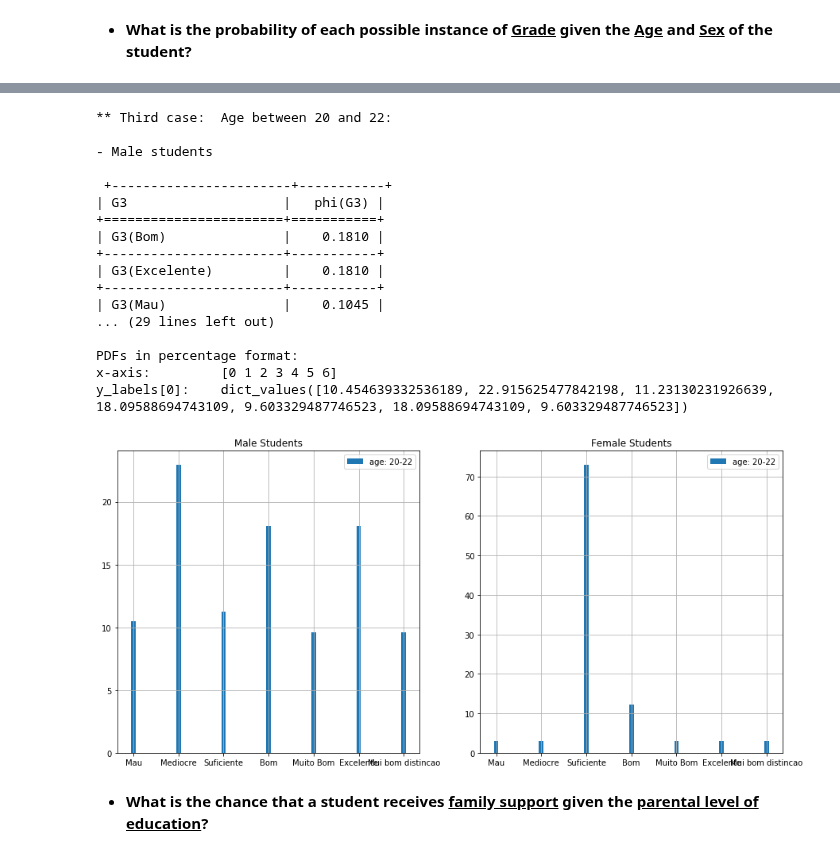
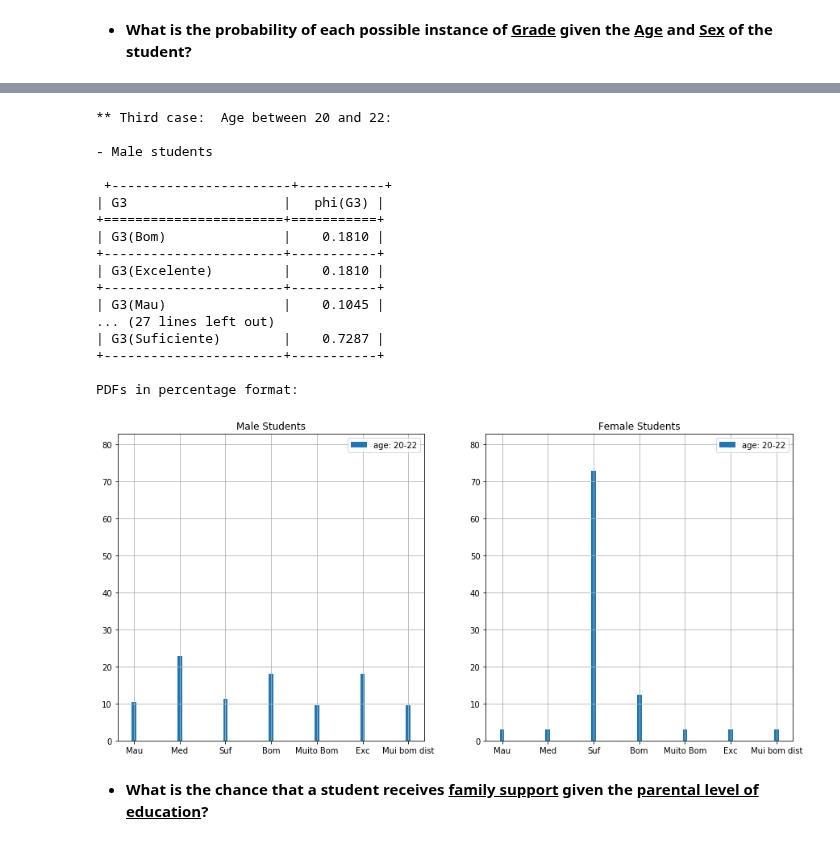
Before and after one commit to Mikalb98/StudentAnalysis-BayesianNetwork, a Jupyter notebook: Bayesian Model.ipynb, the cells around one changed output, grey strips where cells are left out. Drawn from its saved outputs; the diff is of its cells as text; code cells hidden in the pictures.

```diff
--- a/Bayesian Model.ipynb
+++ b/Bayesian Model.ipynb
@@ -2049,20 +2049,22 @@ def plot_pdf(rows, cols, titles, pdf_legends, figsize, x_ticklabels, diz):
     #define axis' labels and values:
     x_axis = np.arange(len(x_ticklabels))
 
-    print(f"x-axis: \t{x_axis}")
     y_labels = []
+    max_height = []
 
     for k in range(len(diz)):
         y_labels.append(diz[k].values())
 
-    print(f"y_labels[0]: \t{y_labels[0]}")
+        max_height.append(max(list(diz[k].values())))
 
+    max_height = max(max_height)+10
     #iteratively create subplots:
     index = 0
 
     if rows == 1:
         for i in range(cols):
             ax[i].bar(x_axis, y_labels[index], tick_label = x_ticklabels, label = pdf_legends[index], width = 0.1)
+            ax[i].set_ylim(top=max_height)
             ax[i].grid()
             ax[i].legend()
             ax[i].set_title(titles[index])
@@ -2073,6 +2075,7 @@ def plot_pdf(rows, cols, titles, pdf_legends, figsize, x_ticklabels, diz):
         for j in range(cols):
             for i in range(rows):
                 ax[i,j].bar(x_axis, y_labels[index], tick_label = x_ticklabels, label = pdf_legends[index], width = 0.1)
+                ax[i,j].set_ylim(top=max_height)
                 ax[i,j].grid()
                 ax[i,j].legend()
                 ax[i,j].set_title(titles[index])
@@ -2292,21 +2295,21 @@ print(f"\n- Female students\n\n{q3_2}")
 
 #x axis ticklabels:
 x_ticklabels = ["Mau",
-                "Mediocre",
-                "Suficiente",
+                "Med",
+                "Suf",
                 "Bom",
                 "Muito Bom",
-                "Excelente",
-                "Mui bom distincao"]
+                "Exc",
+                "Mui bom dist"]
 
 #Setting y values of first dictionary:
 diz1 = dict({"Bom": q3_1.values[0]*100,
-             "Excelente": q3_1.values[1]*100,
+             "Exc": q3_1.values[1]*100,
              "Mau": q3_1.values[2]*100,
-             "Mediocre": q3_1.values[3]*100,
-             "Mui bom distincao": q3_1.values[4]*100,
+             "Med": q3_1.values[3]*100,
+             "Mui bom dist": q3_1.values[4]*100,
              "Muito Bom": q3_1.values[5]*100,
-             "Suficiente": q3_1.values[6]*100
+             "Suf": q3_1.values[6]*100
             })
 
 #Reordering first dictionary:
@@ -2315,12 +2318,12 @@ diz1 = {k: diz1[k] for k in x_ticklabels}
 
 #Setting y values of second dictionary:
 diz2 = dict({"Bom": q3_2.values[0]*100,
-             "Excelente": q3_2.values[1]*100,
+             "Exc": q3_2.values[1]*100,
              "Mau": q3_2.values[2]*100,
-             "Mediocre": q3_2.values[3]*100,
-             "Mui bom distincao": q3_2.values[4]*100,
+             "Med": q3_2.values[3]*100,
+             "Mui bom dist": q3_2.values[4]*100,
              "Muito Bom": q3_2.values[5]*100,
-             "Suficiente": q3_2.values[6]*100
+             "Suf": q3_2.values[6]*100
             })
 
 #Reordering second dictionary:
@@ -2332,44 +2335,37 @@ cols = 2
 titles = ["Male Students", "Female Students"]
 pdf_legends = ['age: 20-22', 'age: 20-22']
 figsize = (15,7)
 diz = [diz1, diz2]
-x_ticklabels = ["Mau",
-                "Mediocre",
-                "Suficiente",
-                "Bom",
-                "Muito Bom",
-                "Excelente",
-                "Mui bom distincao"]
 
 
 #plot all the pdf:
 print("\nPDFs in percentage format:")
 plot_pdf(rows = rows,
          cols = cols,
          titles = titles,
          pdf_legends = pdf_legends,
          figsize = figsize,
          x_ticklabels = x_ticklabels,
          diz = diz)
 # %% [output]
 ** Third case:  Age between 20 and 22:
 
 - Male students
 
  +-----------------------+-----------+
 | G3                    |   phi(G3) |
 +=======================+===========+
 | G3(Bom)               |    0.1810 |
 +-----------------------+-----------+
 | G3(Excelente)         |    0.1810 |
 +-----------------------+-----------+
 | G3(Mau)               |    0.1045 |
-... (29 lines left out)
+... (27 lines left out)
+| G3(Suficiente)        |    0.7287 |
++-----------------------+-----------+
 
 PDFs in percentage format:
-x-axis:         [0 1 2 3 4 5 6]
-y_labels[0]:    dict_values([10.454639332536189, 22.915625477842198, 11.23130231926639, 18.09588694743109, 9.603329487746523, 18.09588694743109, 9.603329487746523])
-[figure, old version]
+[figure, new version]
 # %% [markdown]
 * **What is the chance that a student receives <u>family support</u> given the <u>parental level of education</u>?**
 # %%
```
Also changed, not shown: parts of 11 cells of this notebook.
